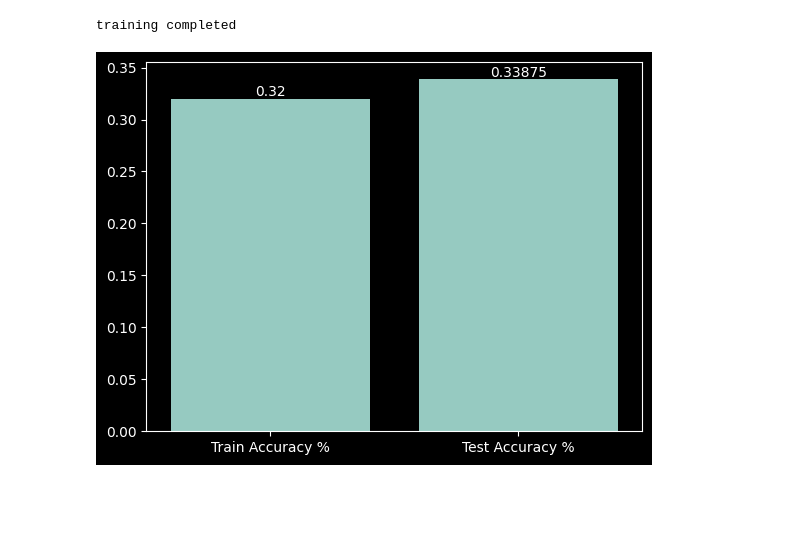
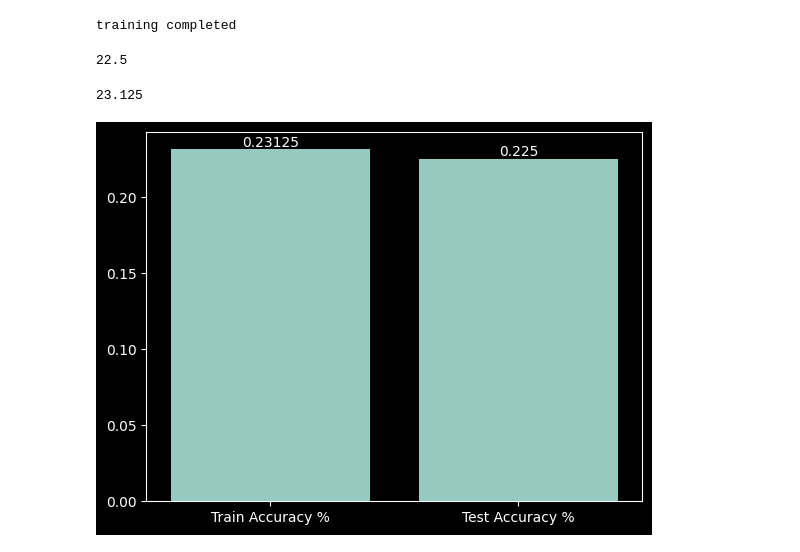
Before and after one commit to adnaen/machine-learning-notes, a Jupyter notebook: models/supervised/classification/Logistics-Regression/implementation.ipynb, the cells around one changed output. Saved outputs shown, nothing was run; the diff lists cells and outputs as text; code cells hidden in the pictures; blank space fills up the shorter version.

```diff
--- a/models/supervised/classification/Logistics-Regression/implementation.ipynb
+++ b/models/supervised/classification/Logistics-Regression/implementation.ipynb
@@ -163,9 +166,8 @@ test_acc = accuracy_score(y_test, y_pred) * 100    # test accuracy
 y_pred_train = b_model.predict(x_train)
 train_acc = accuracy_score(y_train, y_pred_train) * 100   # train accuracy
 # %%
-ax = sns.barplot([test_acc, train_acc])
+ax = sns.barplot(x=["Train Accuracy %", "Test Accuracy %"], y=[train_acc, test_acc])
 for i in ax.containers:
     ax.bar_label(i)
-plt.xticks([0,1], ["Train Accuracy %", "Test Accuracy %"])
 plt.show()
 # %% [output]
@@ -221,8 +211,27 @@ train_acc = accuracy_score(y_test, y_pred)
+# %%
+y_pred = m_model.predict(mx_test)
+y_pred = np.argmax(y_pred, axis=1)
+y_test = np.argmax(my_test, axis=1)
+
+test_acc = accuracy_score(y_test, y_pred)
+test_acc * 100
+# %% [output]
+22.5
+# %%
+y_pred = m_model.predict(mx_train)
+y_pred = np.argmax(y_pred, axis=1)
+y_test = np.argmax(my_train, axis=1)
+
+train_acc = accuracy_score(y_test, y_pred)
+train_acc * 100
+# %% [output]
+23.125
 # %%
-ax = sns.barplot([test_acc, train_acc])
+ax = sns.barplot(x=["Train Accuracy %", "Test Accuracy %"], y=[train_acc, test_acc])
+
 for i in ax.containers:
     ax.bar_label(i)
 plt.xticks([0,1], ["Train Accuracy %", "Test Accuracy %"])
 plt.show()
 # %% [output]
-[figure, old version]
+[figure, new version]
```
Also changed, not shown: parts of 5 cells of this notebook, 7 other files.
